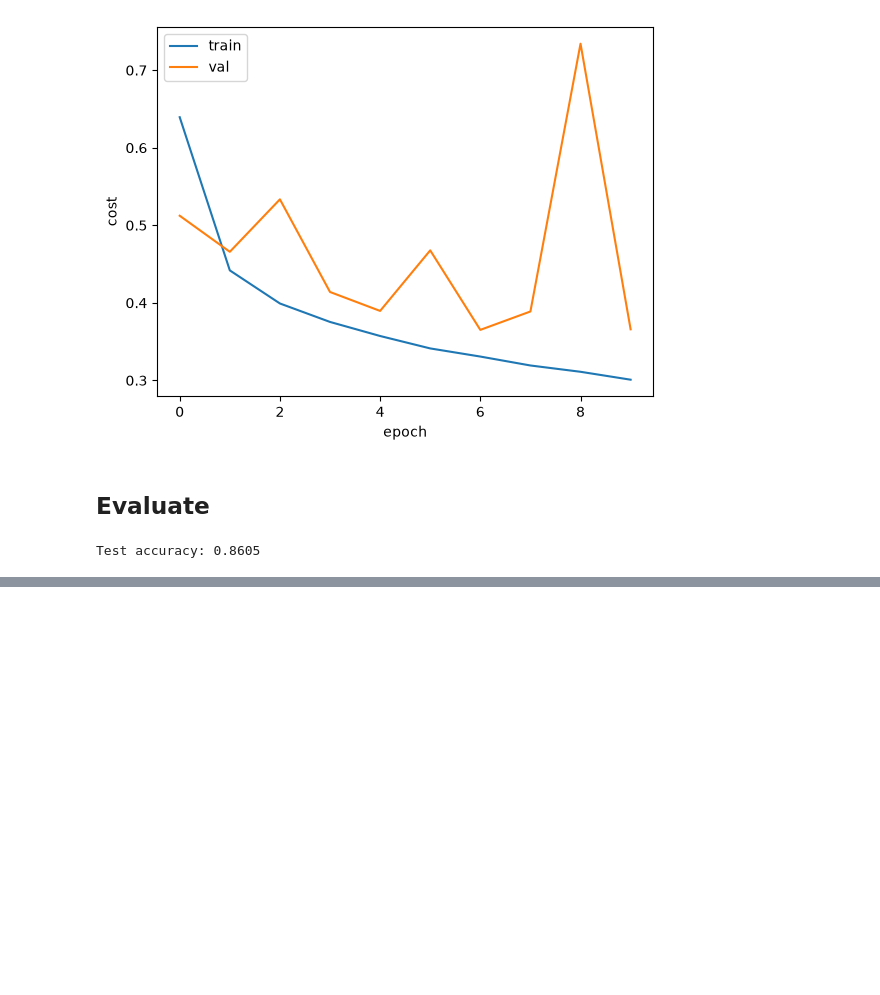
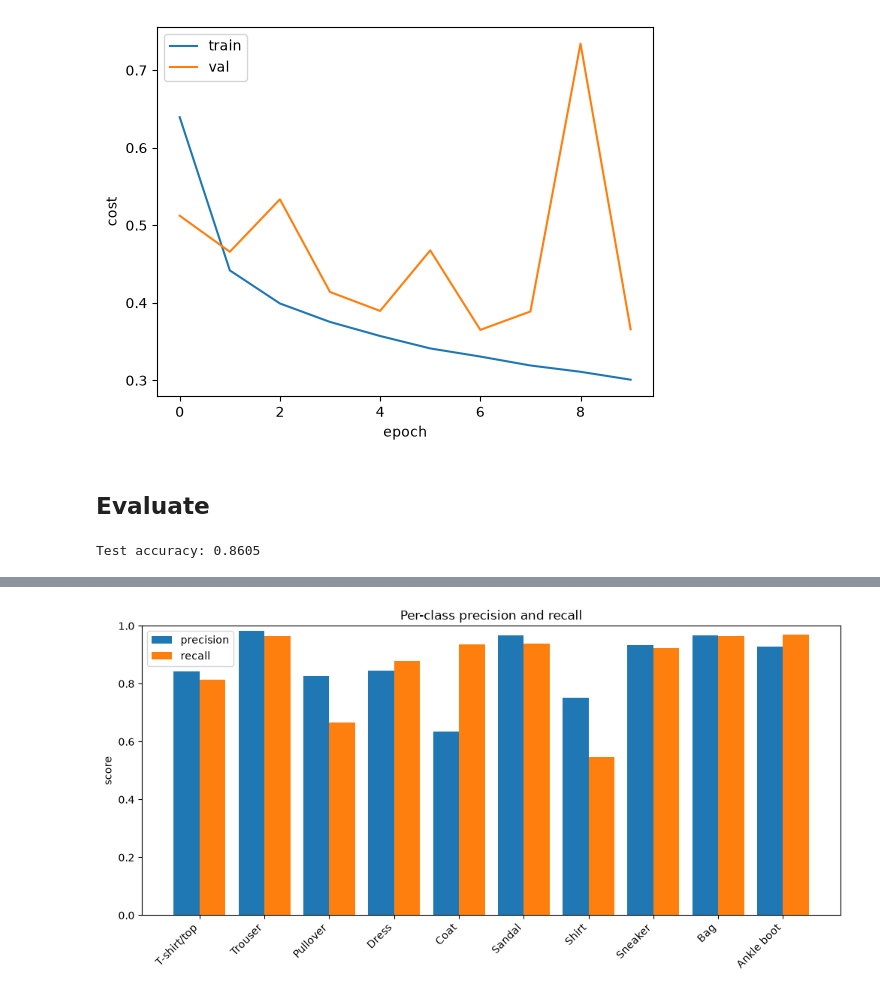
Before and after one commit to fnmsantiago/fashion-mnist-from-scratch, a Jupyter notebook: notebooks/01_train_from_scratch.ipynb, the cells around one changed output, grey strips where cells are left out. Cells and saved outputs as stored; diff of their text form; code cells hidden in the pictures; blank space fills up the shorter version.

```diff
--- a/notebooks/01_train_from_scratch.ipynb
+++ b/notebooks/01_train_from_scratch.ipynb
@@ -50,0 +89,15 @@ Test accuracy: 0.8605
+# %%
+x = np.arange(10)        # a slot position for each class
+width = 0.4              # how wide each bar is
+
+plt.figure(figsize=(12, 5))
+plt.bar(x - width/2, precision, width, label='precision')
+plt.bar(x + width/2, recall,    width, label='recall')
+plt.xticks(x, CLASS_NAMES, rotation=45, ha='right')
+plt.ylabel('score')
+plt.ylim(0, 1)           # both are fractions, so a 0..1 axis
+plt.legend()             # shows which color is which
+plt.title('Per-class precision and recall')
+plt.show()
+# %% [output]
+[figure, added]
```
Also changed, not shown: parts of 4 cells of this notebook.
